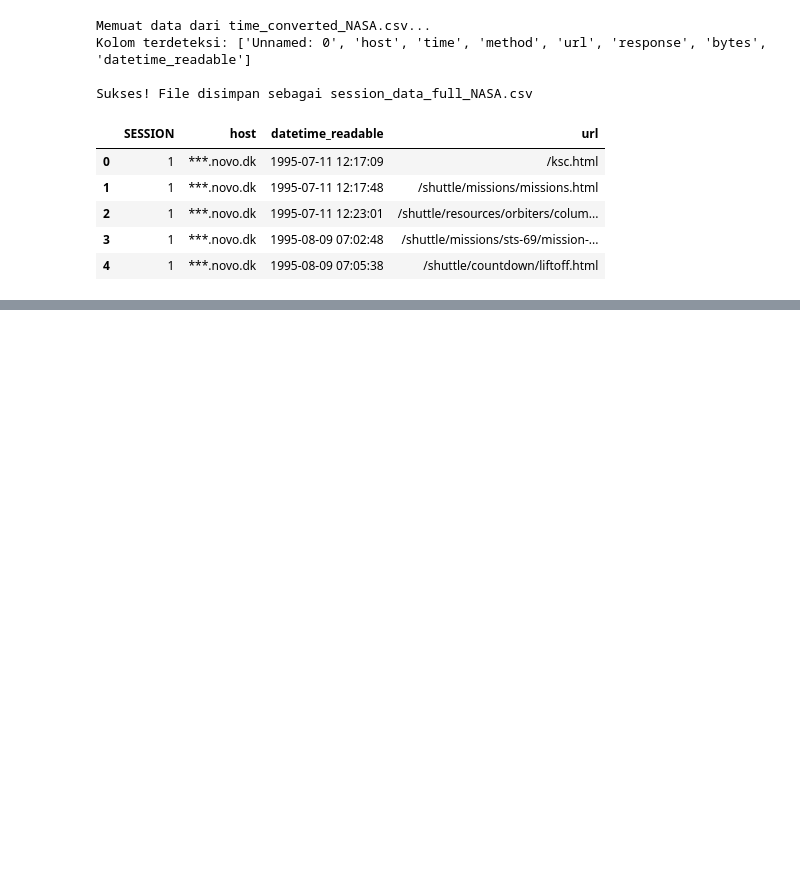
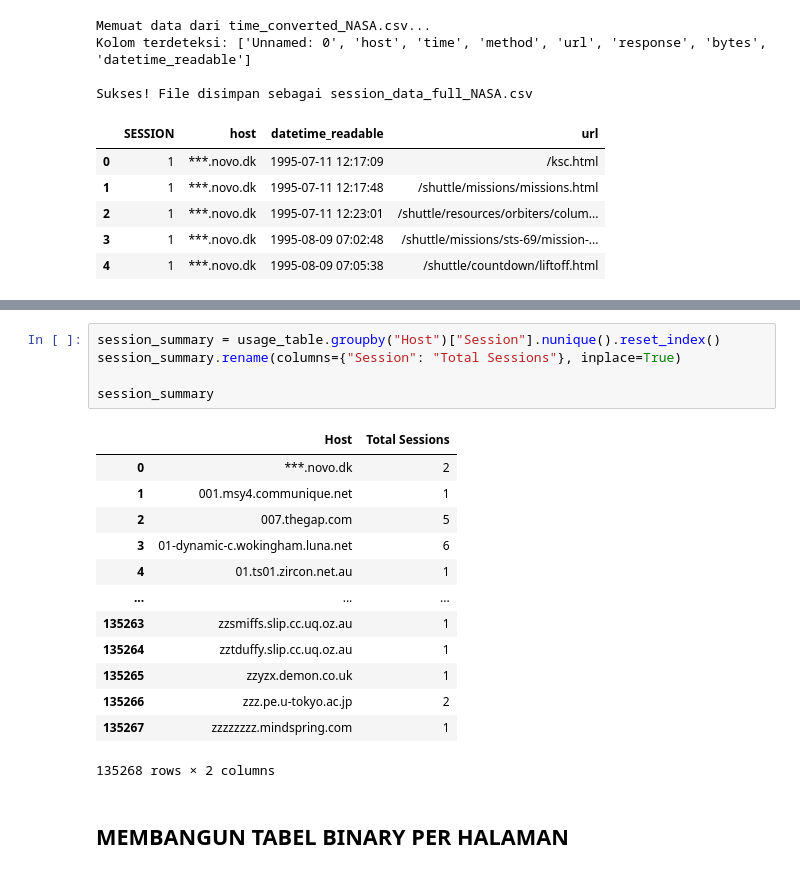
Before and after one commit to Arul805/PPW, a Jupyter notebook: _sources/Webusage.ipynb, the cells around one changed output, grey strips where cells are left out. Drawn from its saved outputs; the diff is of its cells as text; blank space fills up the shorter version.

```diff
--- a/_sources/Webusage.ipynb
+++ b/_sources/Webusage.ipynb
@@ -499,0 +685,21 @@ Sukses! File disimpan sebagai session_data_full_NASA.csv
+# %%
+session_summary = usage_table.groupby("Host")["Session"].nunique().reset_index()
+session_summary.rename(columns={"Session": "Total Sessions"}, inplace=True)
+
+session_summary
+# %% [output]
+|  | Host | Total Sessions |
+| 0 | ***.novo.dk | 2 |
+| 1 | 001.msy4.communique.net | 1 |
+| 2 | 007.thegap.com | 5 |
+| 3 | 01-dynamic-c.wokingham.luna.net | 6 |
+| 4 | 01.ts01.zircon.net.au | 1 |
+| ... | ... | ... |
+| 135263 | zzsmiffs.slip.cc.uq.oz.au | 1 |
+| 135264 | zztduffy.slip.cc.uq.oz.au | 1 |
+| 135265 | zzyzx.demon.co.uk | 1 |
+| 135266 | zzz.pe.u-tokyo.ac.jp | 2 |
+| 135267 | zzzzzzzz.mindspring.com | 1 |
+135268 rows × 2 columns
+# %% [markdown]
+## **MEMBANGUN TABEL BINARY PER HALAMAN**
```
Also changed, not shown: parts of 15 cells of this notebook, 5 other files.
